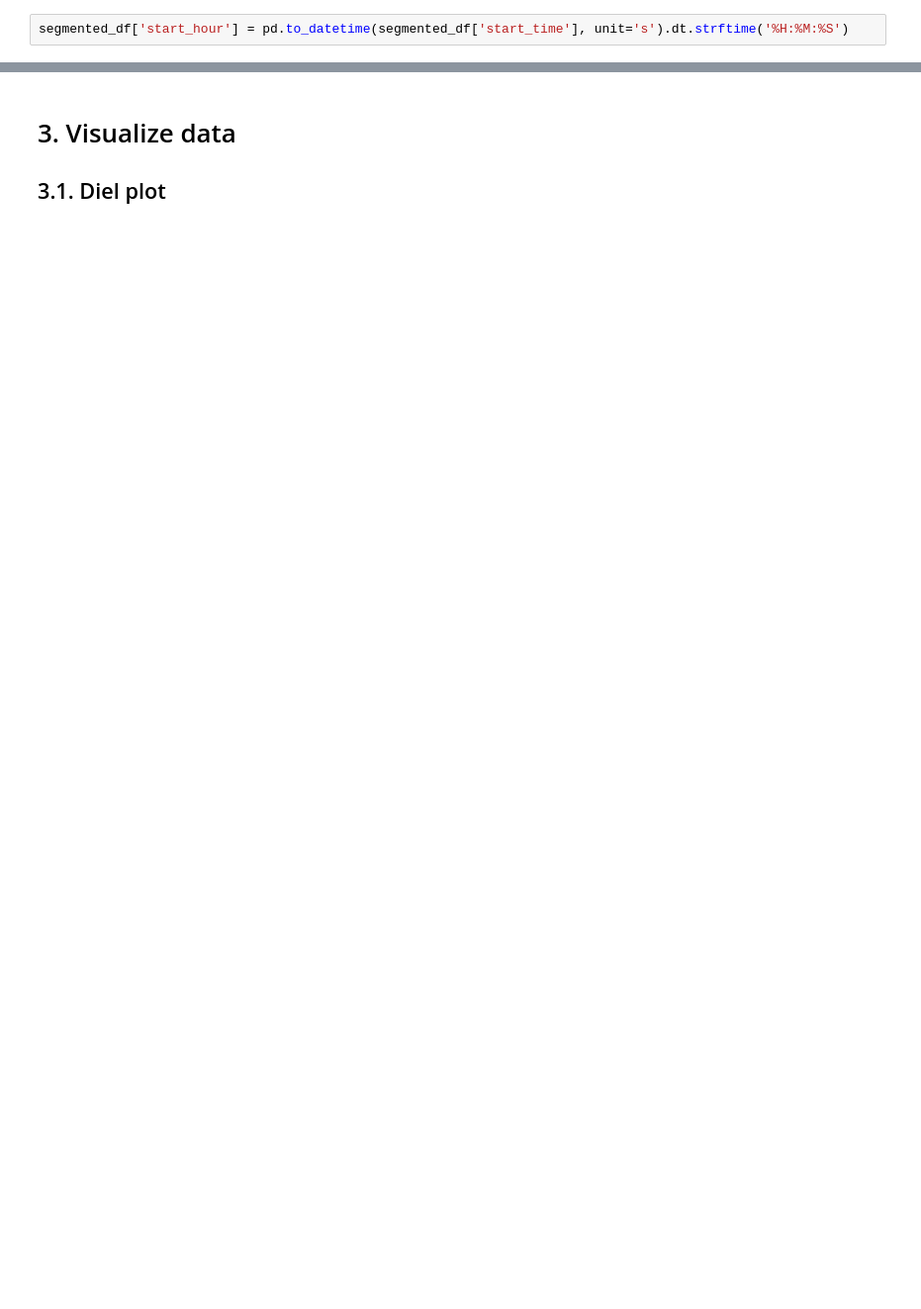
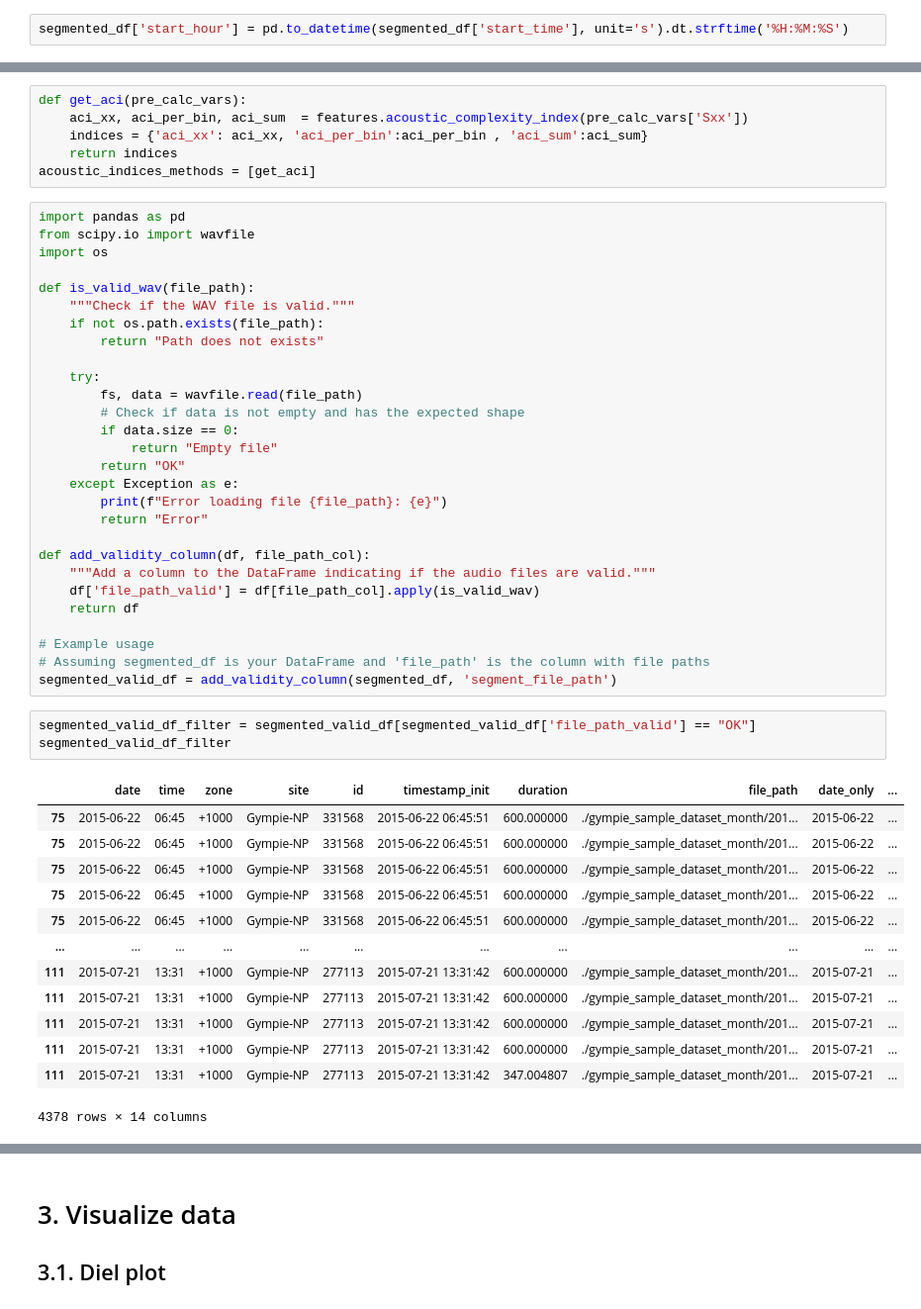
Before and after one commit to maui-software/maui-software-examples, a Jupyter notebook: maui_example_temporal_visualizations.ipynb, the cells around one changed output, grey strips where cells are left out. Shown at 99% size. Cells and saved outputs as stored; diff of their text form; blank space fills up the shorter version.

```diff
--- a/maui_example_temporal_visualizations.ipynb
+++ b/maui_example_temporal_visualizations.ipynb
@@ -118,0 +151,51 @@ segmented_df['start_hour'] = pd.to_datetime(segmented_df['start_time'], unit='s'
+# %%
+def get_aci(pre_calc_vars):
+    aci_xx, aci_per_bin, aci_sum  = features.acoustic_complexity_index(pre_calc_vars['Sxx'])
+    indices = {'aci_xx': aci_xx, 'aci_per_bin':aci_per_bin , 'aci_sum':aci_sum}
+    return indices
+acoustic_indices_methods = [get_aci]
+# %%
+import pandas as pd
+from scipy.io import wavfile
+import os
+
+def is_valid_wav(file_path):
+    """Check if the WAV file is valid."""
+    if not os.path.exists(file_path):
+        return "Path does not exists"
+
+    try:
+        fs, data = wavfile.read(file_path)
+        # Check if data is not empty and has the expected shape
+        if data.size == 0:
+            return "Empty file"
+        return "OK"
+    except Exception as e:
+        print(f"Error loading file {file_path}: {e}")
+        return "Error"
+
+def add_validity_column(df, file_path_col):
+    """Add a column to the DataFrame indicating if the audio files are valid."""
+    df['file_path_valid'] = df[file_path_col].apply(is_valid_wav)
+    return df
+
+# Example usage
+# Assuming segmented_df is your DataFrame and 'file_path' is the column with file paths
+segmented_valid_df = add_validity_column(segmented_df, 'segment_file_path')
+# %%
+segmented_valid_df_filter = segmented_valid_df[segmented_valid_df['file_path_valid'] == "OK"]
+segmented_valid_df_filter
+# %% [output]
+|  | date | time | zone | site | id | timestamp_init | duration | file_path | date_only | ... |
+| 75 | 2015-06-22 | 06:45 | +1000 | Gympie-NP | 331568 | 2015-06-22 06:45:51 | 600.000000 | ./gympie_sample_dataset_month/201... | 2015-06-22 | ... |
+| 75 | 2015-06-22 | 06:45 | +1000 | Gympie-NP | 331568 | 2015-06-22 06:45:51 | 600.000000 | ./gympie_sample_dataset_month/201... | 2015-06-22 | ... |
+| 75 | 2015-06-22 | 06:45 | +1000 | Gympie-NP | 331568 | 2015-06-22 06:45:51 | 600.000000 | ./gympie_sample_dataset_month/201... | 2015-06-22 | ... |
+| 75 | 2015-06-22 | 06:45 | +1000 | Gympie-NP | 331568 | 2015-06-22 06:45:51 | 600.000000 | ./gympie_sample_dataset_month/201... | 2015-06-22 | ... |
+| 75 | 2015-06-22 | 06:45 | +1000 | Gympie-NP | 331568 | 2015-06-22 06:45:51 | 600.000000 | ./gympie_sample_dataset_month/201... | 2015-06-22 | ... |
+| ... | ... | ... | ... | ... | ... | ... | ... | ... | ... | ... |
+| 111 | 2015-07-21 | 13:31 | +1000 | Gympie-NP | 277113 | 2015-07-21 13:31:42 | 600.000000 | ./gympie_sample_dataset_month/201... | 2015-07-21 | ... |
+| 111 | 2015-07-21 | 13:31 | +1000 | Gympie-NP | 277113 | 2015-07-21 13:31:42 | 600.000000 | ./gympie_sample_dataset_month/201... | 2015-07-21 | ... |
+| 111 | 2015-07-21 | 13:31 | +1000 | Gympie-NP | 277113 | 2015-07-21 13:31:42 | 600.000000 | ./gympie_sample_dataset_month/201... | 2015-07-21 | ... |
+| 111 | 2015-07-21 | 13:31 | +1000 | Gympie-NP | 277113 | 2015-07-21 13:31:42 | 600.000000 | ./gympie_sample_dataset_month/201... | 2015-07-21 | ... |
+| 111 | 2015-07-21 | 13:31 | +1000 | Gympie-NP | 277113 | 2015-07-21 13:31:42 | 347.004807 | ./gympie_sample_dataset_month/201... | 2015-07-21 | ... |
+4378 rows × 14 columns
```
Also changed, not shown: parts of 14 cells of this notebook, 4 other files.
